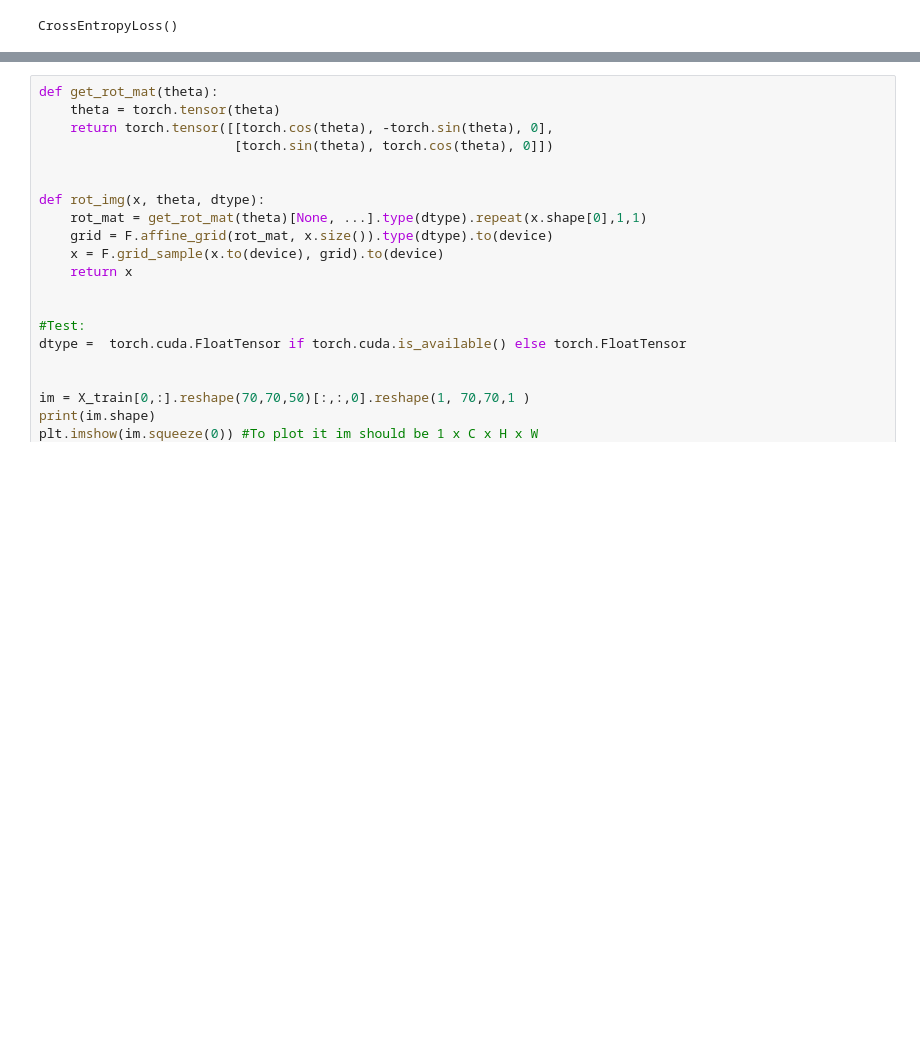
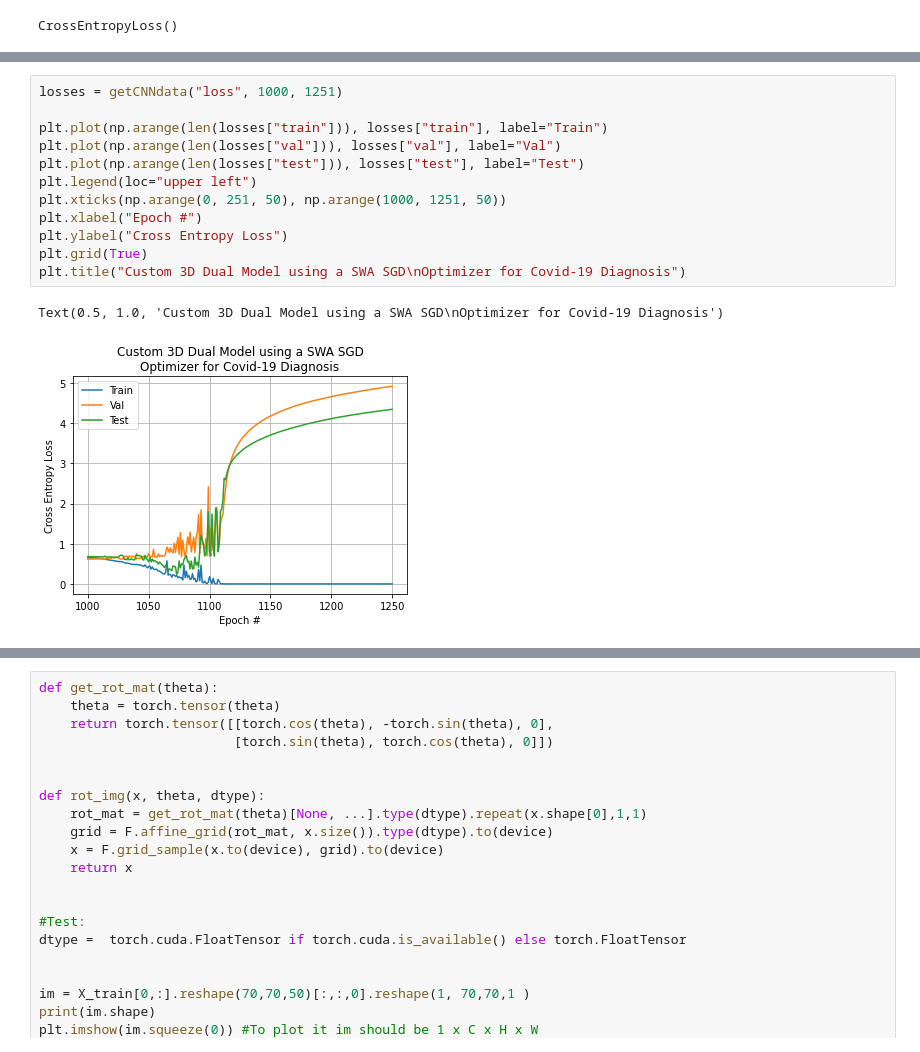
Before and after one commit to hwixley/ctscan-covid19-severity-detection, a Jupyter notebook: deep-learning.ipynb, the cells around one changed output, grey strips where cells are left out. Cells and saved outputs as stored; diff of their text form; blank space fills up the shorter version.

```diff
--- a/deep-learning.ipynb
+++ b/deep-learning.ipynb
@@ -949,0 +1011,15 @@ AUC = 0.5808481641814975
+# %%
+losses = getCNNdata("loss", 1000, 1251)
+
+plt.plot(np.arange(len(losses["train"])), losses["train"], label="Train")
+plt.plot(np.arange(len(losses["val"])), losses["val"], label="Val")
+plt.plot(np.arange(len(losses["test"])), losses["test"], label="Test")
+plt.legend(loc="upper left")
+plt.xticks(np.arange(0, 251, 50), np.arange(1000, 1251, 50))
+plt.xlabel("Epoch #")
+plt.ylabel("Cross Entropy Loss")
+plt.grid(True)
+plt.title("Custom 3D Dual Model using a SWA SGD\nOptimizer for Covid-19 Diagnosis")
+# %% [output]
+Text(0.5, 1.0, 'Custom 3D Dual Model using a SWA SGD\nOptimizer for Covid-19 Diagnosis')
+[figure, added]
```
Also changed, not shown: parts of 42 cells of this notebook.
